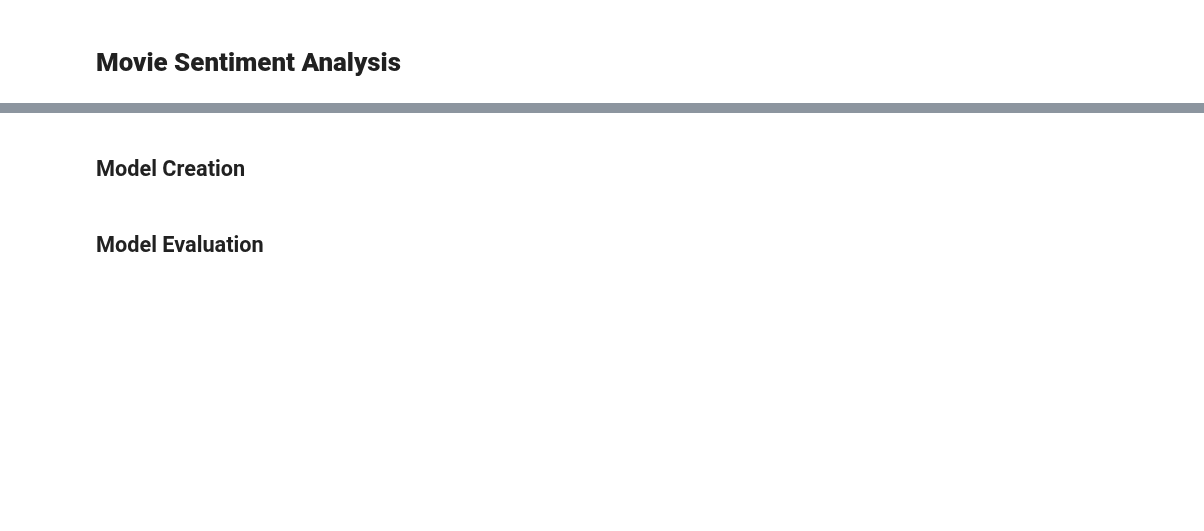
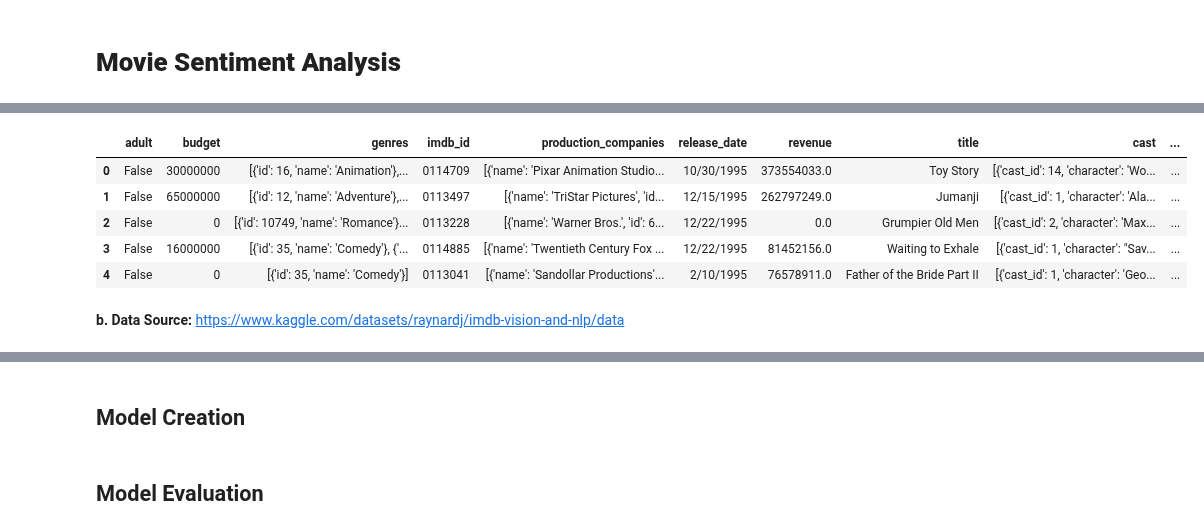
Before and after one commit to abccastro/Movie-Sentiment-Analysis, a Jupyter notebook: Movie Sentiment Analysis.ipynb, the cells around one changed output, grey strips where cells are left out. Drawn from its saved outputs; the diff is of its cells as text; code cells hidden in the pictures; blank space fills up the shorter version.

Commit message:
Merged the old and new datasets

```diff
--- a/Movie Sentiment Analysis.ipynb
+++ b/Movie Sentiment Analysis.ipynb
@@ -184,0 +28,4 @@ movie_reviews_filtered_df[text_prep_columns]
+# %%
+# Open file containing movie metadata
+movies_metadata_df = pd.read_csv("./dataset/movies_metadata.csv")
+movies_metadata_df.head(5)
@@ -184,0 +40,4 @@ movie_reviews_filtered_df[text_prep_columns]
+# %%
+# Open file containing the movie casts and the crews
+movies_credits_df = pd.read_csv("./dataset/credits.csv")
+movies_credits_df.head(5)
@@ -184,0 +51,4 @@ movie_reviews_filtered_df[text_prep_columns]
+# %%
+# Combine the dataframes of movie metadata and credits
+movie_metadata_credits_df = pd.merge(movies_metadata_df, movies_credits_df, on=["id"], how="left")
+movie_metadata_credits_df.head(5)
@@ -184,0 +74,19 @@ movie_reviews_filtered_df[text_prep_columns]
+# %%
+# Drop irrelevant columns
+del_columns = ['belongs_to_collection', 'homepage', 'id', 'original_language', 'original_title', 'popularity', 'poster_path', 'overview',
+               'tagline', 'production_countries', 'runtime', 'spoken_languages', 'status', 'video', 'vote_average', 'vote_count']
+movie_metadata_credits_df = movie_metadata_credits_df.drop(del_columns, axis=1)
+
+# Remove 'tt' appended on the IMDB ID
+movie_metadata_credits_df['imdb_id'] = movie_metadata_credits_df['imdb_id'].apply(lambda x : x[2:] if isinstance(x, str) and "tt" in x else x)
+
+movie_metadata_credits_df.head(5)
+# %% [output]
+|  | adult | budget | genres | imdb_id | production_companies | release_date | revenue | title | cast | ... |
+| 0 | False | 30000000 | [{'id': 16, 'name': 'Animation'},... | 0114709 | [{'name': 'Pixar Animation Studio... | 10/30/1995 | 373554033.0 | Toy Story | [{'cast_id': 14, 'character': 'Wo... | ... |
+| 1 | False | 65000000 | [{'id': 12, 'name': 'Adventure'},... | 0113497 | [{'name': 'TriStar Pictures', 'id... | 12/15/1995 | 262797249.0 | Jumanji | [{'cast_id': 1, 'character': 'Ala... | ... |
+| 2 | False | 0 | [{'id': 10749, 'name': 'Romance'}... | 0113228 | [{'name': 'Warner Bros.', 'id': 6... | 12/22/1995 | 0.0 | Grumpier Old Men | [{'cast_id': 2, 'character': 'Max... | ... |
+| 3 | False | 16000000 | [{'id': 35, 'name': 'Comedy'}, {'... | 0114885 | [{'name': 'Twentieth Century Fox ... | 12/22/1995 | 81452156.0 | Waiting to Exhale | [{'cast_id': 1, 'character': "Sav... | ... |
+| 4 | False | 0 | [{'id': 35, 'name': 'Comedy'}] | 0113041 | [{'name': 'Sandollar Productions'... | 2/10/1995 | 76578911.0 | Father of the Bride Part II | [{'cast_id': 1, 'character': 'Geo... | ... |
+# %% [markdown]
+__b. Data Source:__ https://www.kaggle.com/datasets/raynardj/imdb-vision-and-nlp/data
```
Also changed, not shown: parts of 43 cells of this notebook.
